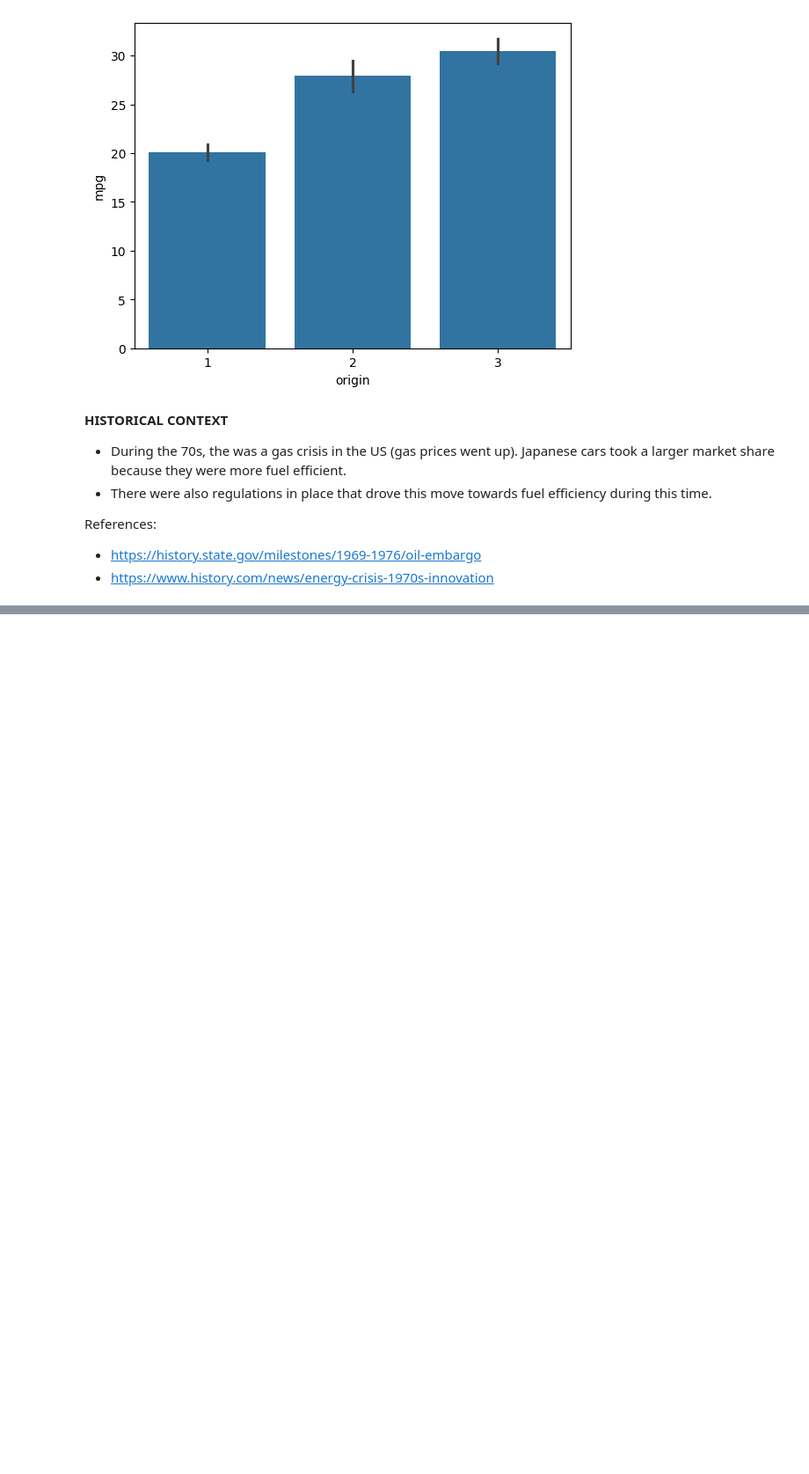
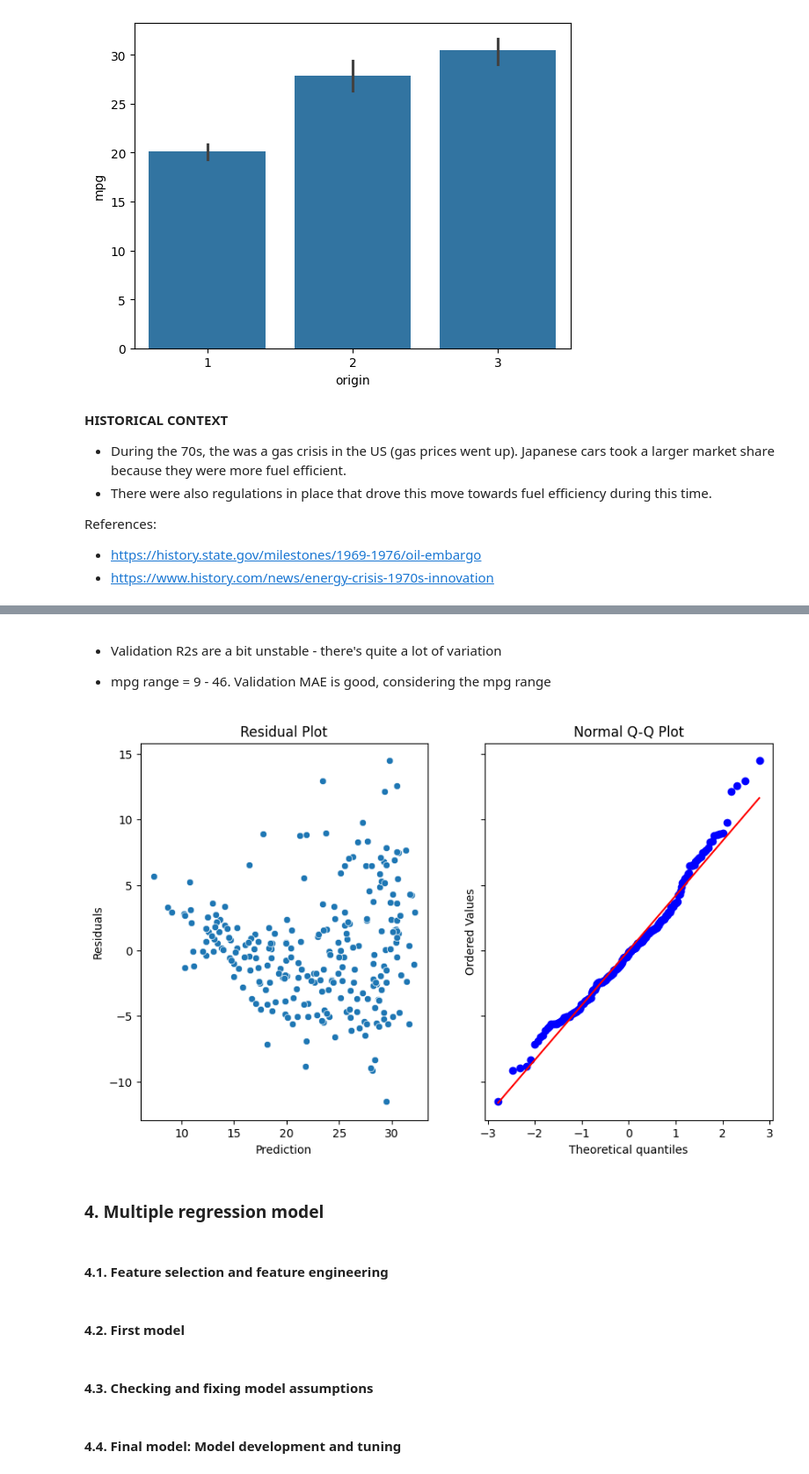
Before and after one commit to selvatica-36/advanced-regression-predicting-fuel-economy, a Jupyter notebook: analysis.ipynb, the cells around one changed output, grey strips where cells are left out. Shown at 88% size. Cells and saved outputs as stored; diff of their text form; code cells hidden in the pictures; blank space fills up the shorter version.

Commit message:
Fits baseline model

```diff
--- a/analysis.ipynb
+++ b/analysis.ipynb
@@ -280,0 +292,12 @@ References:
+# %%
+target = 'mpg'
+features = ['weight'] # main predictor - for baseline model
+# drop_cols = []
+
+X = sm.add_constant(cars[features]) # Splitting for baseline model
+# X = sm.add_constant(cars.drop([target] + drop_cols, axis=1))
+
+y = cars[target]
+
+# Test Split
+X, X_test, y, y_test = train_test_split(X, y, test_size=.2, random_state=2023)
@@ -280,0 +347,2 @@ References:
+# %%
+model = cross_validation_OLS(X, y, 5)
@@ -280,0 +358,34 @@ References:
+# %% [markdown]
+- Validation R2s are a bit unstable - there's quite a lot of variation
+
+- mpg range = 9 - 46. Validation MAE is good, considering the mpg range
+# %%
+# Residuals plot - include in scripts folder inside a class!!
+def residual_analysis_plots(model):
+
+    predictions = model.predict()
+    residuals = model.resid
+
+    fig, ax = plt.subplots(1, 2, sharey="all", figsize=(10, 6))
+
+    sns.scatterplot(x=predictions, y=residuals, ax=ax[0])
+    ax[0].set_title("Residual Plot")
+    ax[0].set_xlabel("Prediction")
+    ax[0].set_ylabel("Residuals")
+
+    stats.probplot(residuals, dist="norm", plot=ax[1])
+    ax[1].set_title("Normal Q-Q Plot")
+# %%
+residual_analysis_plots(model)
+# %% [output]
+[figure, added]
+# %% [markdown]
+### 4. Multiple regression model
+# %% [markdown]
+#### 4.1. Feature selection and feature engineering
+# %% [markdown]
+#### 4.2. First model
+# %% [markdown]
+#### 4.3. Checking and fixing model assumptions
+# %% [markdown]
+#### 4.4. Final model: Model development and tuning
```
Also changed, not shown: parts of 7 cells of this notebook.
